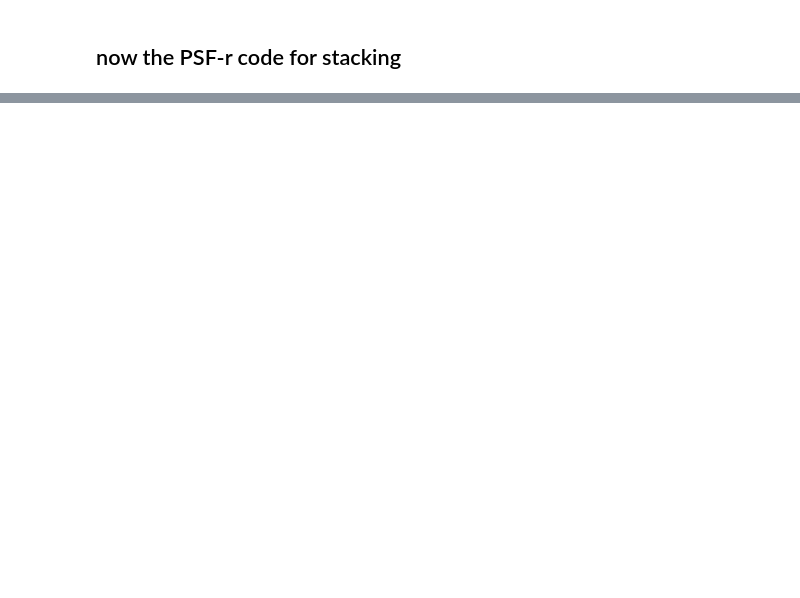
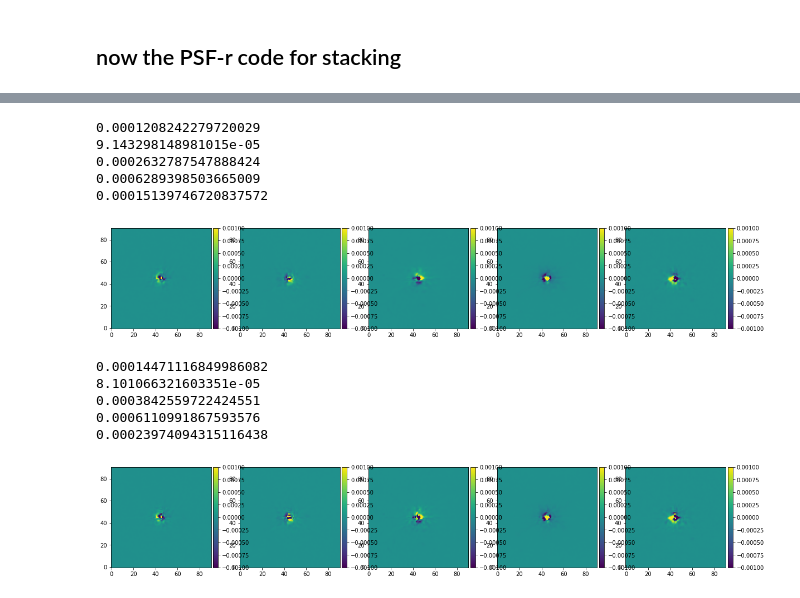
Before and after one commit to sibirrer/psfr, a Jupyter notebook: notebooks/JWST_PSF_reconstruction.ipynb, the cells around one changed output, grey strips where cells are left out. Saved outputs shown, nothing was run; the diff lists cells and outputs as text; code cells hidden in the pictures; blank space fills up the shorter version.

```diff
--- a/notebooks/JWST_PSF_reconstruction.ipynb
+++ b/notebooks/JWST_PSF_reconstruction.ipynb
@@ -129,16 +135,16 @@ plot_individual_fit_photutils(epsf_super, fitted_stars, oversampling)
 # %%
 
 from psfr.psfr import stack_psf
-kwargs_psf_stacking = {'stacking_option': 'median'}
+kwargs_psf_stacking = {'stacking_option': 'mean'}
 # stacking_option : option of stacking, 'mean',  'median' or 'median_weight'
 
 psf_psfr, center_list_psfr, mask_list = stack_psf(star_list_jwst, oversampling=1,
-                                                  saturation_limit=None, num_iteration=50,
-                                                  n_recenter=20, kwargs_psf_stacking=kwargs_psf_stacking)
+                                                  saturation_limit=None, num_iteration=100,
+                                                  n_recenter=5, kwargs_psf_stacking=kwargs_psf_stacking)
 
 psf_psfr_super, center_list_psfr_super, mask_list = stack_psf(star_list_jwst, oversampling=oversampling,
-                                                              saturation_limit=None, num_iteration=50,
-                                                              n_recenter=20,
+                                                              saturation_limit=None, num_iteration=100,
+                                                              n_recenter=5,
                                                               kwargs_psf_stacking=kwargs_psf_stacking)
 # %%
 # comparison between degraded and supersampled
@@ -185,25 +193,41 @@ plt.show()
 # %%
 # fitted stars with supersampled
 
 
 def plot_individual_fit_psfr(psfr, fitted_stars, center_list, oversampling):
 
 
     f, axes = plt.subplots(1, len(fitted_stars), figsize=(4*len(fitted_stars), 4), sharex=False, sharey=False)
     for i, star in enumerate(fitted_stars):
 
         center = center_list[i]
         psf_degraded = shift_psf(psfr, oversampling, center, degrade=True, n_pix_star=len(star))
         ax = axes[i]
         im = ax.imshow(psf_degraded - star/np.sum(star), origin='lower', vmin=-0.001, vmax=0.001)
         ax.autoscale(False)
         divider = make_axes_locatable(ax)
         cax = divider.append_axes("right", size="5%", pad=0.05)
         plt.colorbar(im, cax=cax)
+        print(np.sum((psf_degraded - star/np.sum(star))**2))
     plt.show()
 
 
 plot_individual_fit_psfr(psf_psfr_super, star_list_jwst, center_list_psfr, oversampling)
+
+plot_individual_fit_psfr(psf_psfr, star_list_jwst, center_list_psfr, oversampling=1)
+# %% [output]
+0.0001208242279720029
+9.143298148981015e-05
+0.0002632787547888424
+0.0006289398503665009
+0.00015139746720837572
+[figure, added]
+0.00014471116849986082
+8.101066321603351e-05
+0.0003842559722424551
+0.0006110991867593576
+0.00023974094315116438
+[figure, added]
 # %%
 # regular method comparison between PSF-r and photutils
 
```
Also changed, not shown: parts of 5 cells of this notebook, 2 other files.
